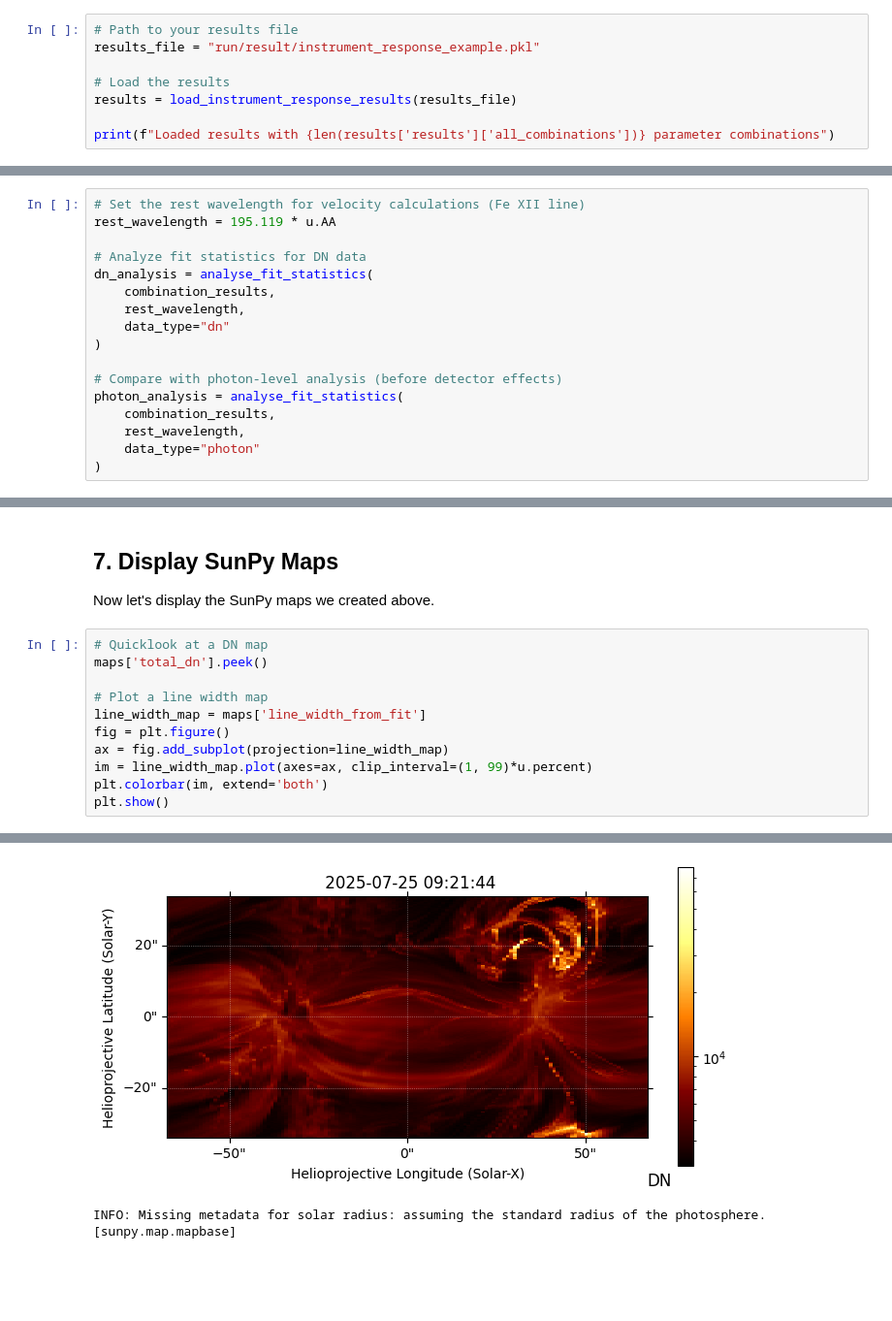
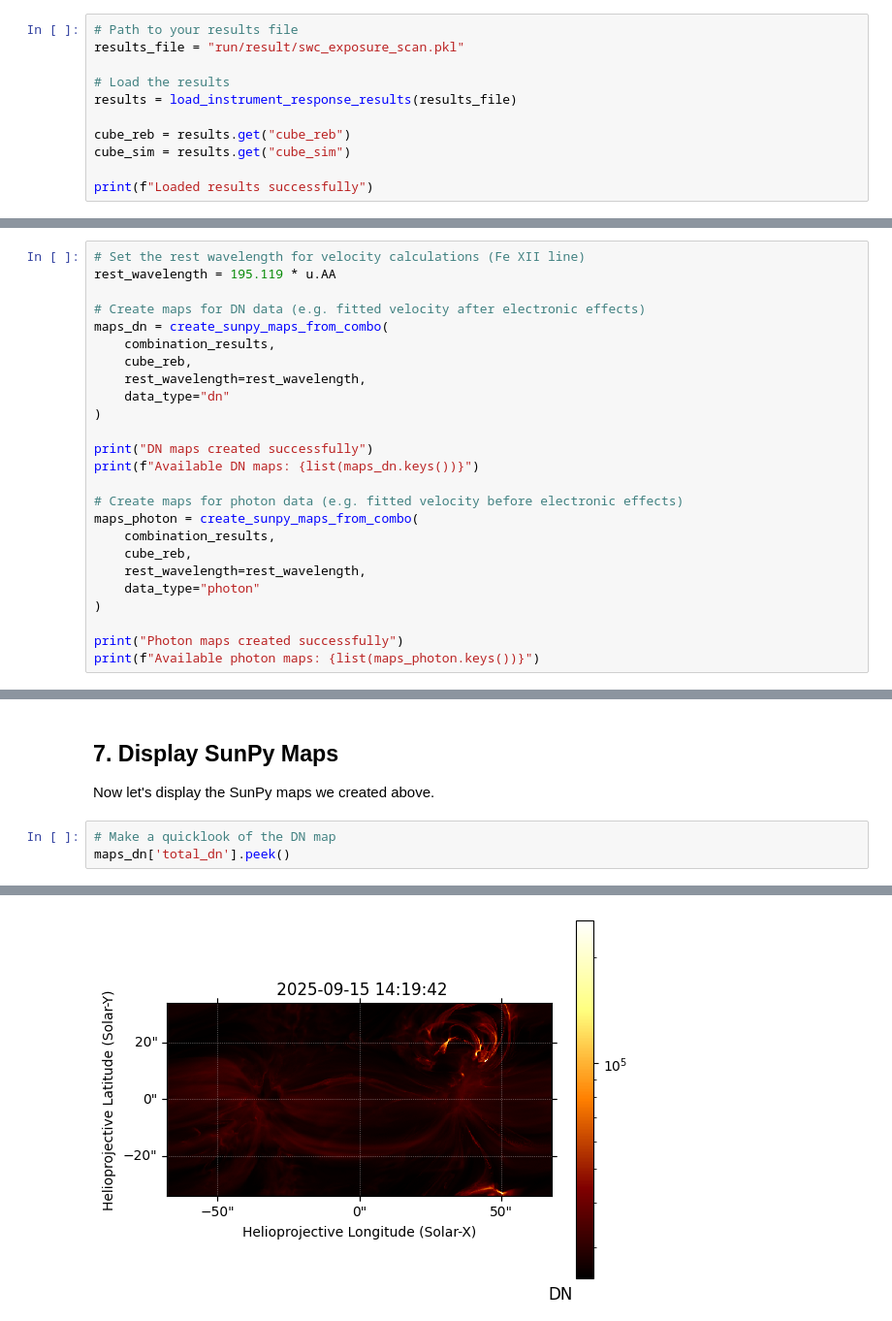
Before and after one commit to jamesmckevitt/eclipse, a Jupyter notebook: basic_analysis_tutorial.ipynb, the cells around one changed output, grey strips where cells are left out. Shown at 97% size. Drawn from its saved outputs; the diff is of its cells as text; blank space fills up the shorter version.

```diff
--- a/basic_analysis_tutorial.ipynb
+++ b/basic_analysis_tutorial.ipynb
@@ -46,10 +41,13 @@ plt.rcParams['figure.figsize'] = (8, 4)
 Replace the path below with the path to your simulation results file.
 # %%
 # Path to your results file
-results_file = "run/result/instrument_response_example.pkl"
+results_file = "run/result/swc_exposure_scan.pkl"
 
 # Load the results
 results = load_instrument_response_results(results_file)
 
-print(f"Loaded results with {len(results['results']['all_combinations'])} parameter combinations")
+cube_reb = results.get("cube_reb")
+cube_sim = results.get("cube_sim")
+
+print(f"Loaded results successfully")
 # %% [output]
@@ -134,16 +113,24 @@ Let's visualize the velocity and error distributions.
 # Set the rest wavelength for velocity calculations (Fe XII line)
 rest_wavelength = 195.119 * u.AA
 
-# Analyze fit statistics for DN data
-dn_analysis = analyse_fit_statistics(
+# Create maps for DN data (e.g. fitted velocity after electronic effects)
+maps_dn = create_sunpy_maps_from_combo(
     combination_results,
-    rest_wavelength,
+    cube_reb,
+    rest_wavelength=rest_wavelength,
     data_type="dn"
 )
 
-# Compare with photon-level analysis (before detector effects)
-photon_analysis = analyse_fit_statistics(
+print("DN maps created successfully")
+print(f"Available DN maps: {list(maps_dn.keys())}")
+
+# Create maps for photon data (e.g. fitted velocity before electronic effects)
+maps_photon = create_sunpy_maps_from_combo(
     combination_results,
-    rest_wavelength,
+    cube_reb,
+    rest_wavelength=rest_wavelength,
     data_type="photon"
 )
+
+print("Photon maps created successfully")
+print(f"Available photon maps: {list(maps_photon.keys())}")
@@ -207,16 +186,8 @@ Created 9 SunPy maps:
 
 Now let's display the SunPy maps we created above.
 # %%
-# Quicklook at a DN map
-maps['total_dn'].peek()
-
-# Plot a line width map
-line_width_map = maps['line_width_from_fit']
-fig = plt.figure()
-ax = fig.add_subplot(projection=line_width_map)
-im = line_width_map.plot(axes=ax, clip_interval=(1, 99)*u.percent)
-plt.colorbar(im, extend='both')
-plt.show()
+# Make a quicklook of the DN map
+maps_dn['total_dn'].peek()
 # %% [output]
 INFO: Missing metadata for solar radius: assuming the standard radius of the photosphere. [sunpy.map.mapbase]
 WARNING: SunpyMetadataWarning: Missing metadata for observation time, setting observation time to current time. Set the 'DATE-OBS' FITS keyword to prevent this warning. [sunpy.map.mapbase]
@@ -225,4 +196,3 @@ For frame 'heliographic_stonyhurst' the following metadata is missing: hgln_obs,
 For frame 'heliographic_carrington' the following metadata is missing: crlt_obs,dsun_obs,crln_obs
  [sunpy.map.mapbase]
-[figure, old version]
+[figure, new version]
-INFO: Missing metadata for solar radius: assuming the standard radius of the photosphere. [sunpy.map.mapbase]
```
Also changed, not shown: parts of 13 cells of this notebook.
